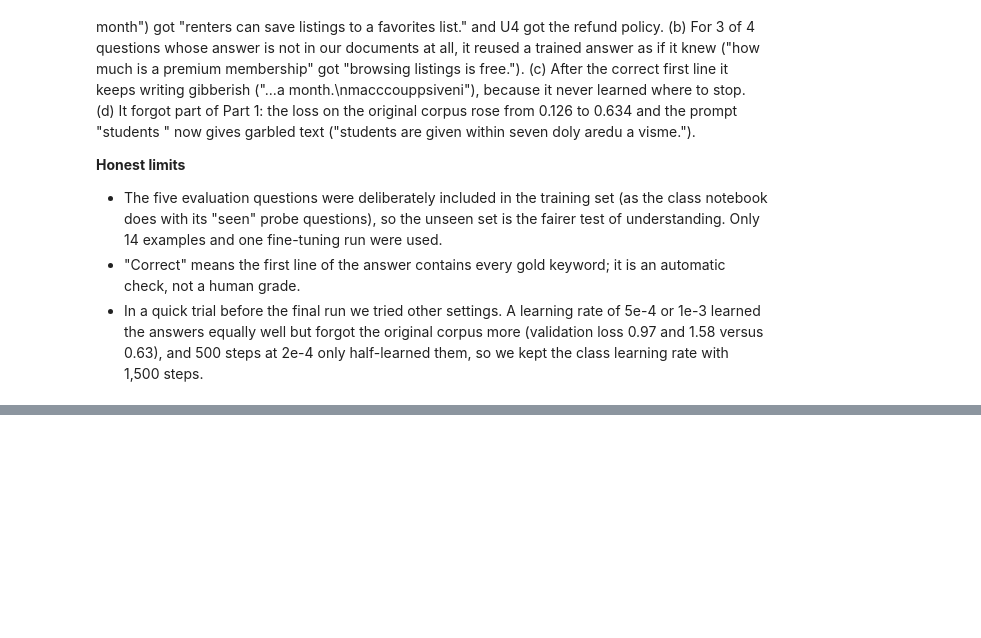
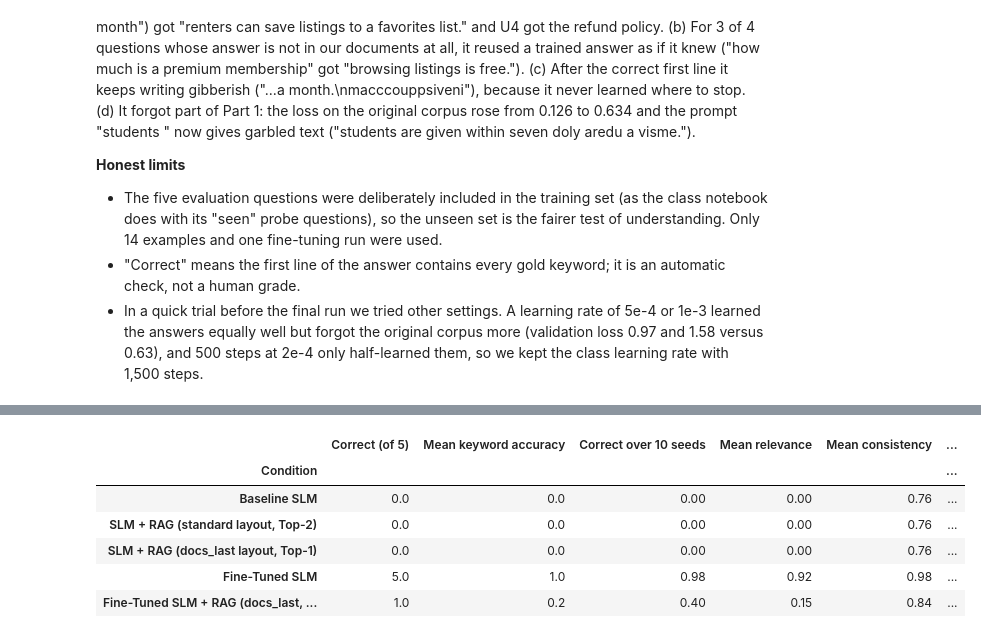
Before and after one commit to SurutheJ/2_Unleased, a Jupyter notebook: llm-test/a7-finetune/a7_finetune_slm.ipynb, the cells around one changed output, grey strips where cells are left out. Saved outputs shown, nothing was run; the diff lists cells and outputs as text; code cells hidden in the pictures; blank space fills up the shorter version.

```diff
--- a/llm-test/a7-finetune/a7_finetune_slm.ipynb
+++ b/llm-test/a7-finetune/a7_finetune_slm.ipynb
@@ -599,0 +610,80 @@ Yes, in several ways we measured. (a) On unseen questions it was confidently wro
+# %%
+kb = pd.read_csv("../a7-rag/knowledge_base.csv")
+qdf = pd.read_csv("../a7-rag/questions.csv").set_index("qid")
+rag_std = pd.read_csv("../a7-rag/rag_results.csv")
+rag_adj = pd.read_csv("../a7-rag/rag_results_docs_last_layout.csv")
+
+STOP = set("the a an is are to of and in for if it do i what how when does get can be by on or that this with from at as each".split())
+def content(s): return {w for w in words(s) if w not in STOP}
+KB_WORDS = {w for t in kb.text for w in words(t)}
+KB_ONLY = KB_WORDS - CORPUS_WORDS          # words that exist only in our knowledge base, not in the SLM's training text
+TRAIN_WORDS = {w for q, a, _ in TRAIN for w in words(q + ' ' + a)}   # words the fine-tuning examples teach
+
+def gen(model, prompt, seed=SEED):
+    torch.manual_seed(seed)
+    return generate_text(model, prompt, max_new_tokens=MAX_NEW_TOKENS, temperature=GEN_TEMPERATURE)[len(prompt):]
+
+def rag_window(df, qid, k):
+    return df[(df.Question == qid) & (df["Top-K"] == k)].iloc[0]
+
+# Reproduce Part 2's recorded RAG answers from the 32-character window the SLM saw there
+for qid, q, kw in EVAL:
+    for df, k in ((rag_std, 2), (rag_adj, 1)):
+        row = rag_window(df, qid, k)
+        assert gen(slm, row["Window the SLM sees"]) == row["Generated Response"], f"could not reproduce Part 2 RAG answer for {qid}"
+print("All 10 RAG answers (5 questions x 2 layouts) reproduce Part 2's recorded answers exactly.")
+
+CONDITIONS = {   # name -> (model, function that builds the prompt for a question)
+    "Baseline SLM":                              (slm, lambda qid, q: f"ask. {q}\nreply. "),
+    "SLM + RAG (standard layout, Top-2)":        (slm, lambda qid, q: rag_window(rag_std, qid, 2)["Window the SLM sees"]),
+    "SLM + RAG (docs_last layout, Top-1)":       (slm, lambda qid, q: rag_window(rag_adj, qid, 1)["Window the SLM sees"]),
+    "Fine-Tuned SLM":                            (ft,  lambda qid, q: f"ask. {q}\nreply. "),
+    "Fine-Tuned SLM + RAG (docs_last, Top-1)":   (ft,  lambda qid, q: rag_window(rag_adj, qid, 1)["Window the SLM sees"]),
+}
+
+def label_answer(line, q, kw):
+    w = set(words(line))
+    if set(kw) <= w: return "correct"
+    if w - (KB_WORDS | CORPUS_WORDS | TRAIN_WORDS | set(words(q))): return "garbled"
+    if w & KB_ONLY: return "wrong knowledge-base fact"
+    return "unrelated corpus sentence"
+
+rows = []
+for cond, (model, make_prompt) in CONDITIONS.items():
+    for qid, q, kw in EVAL:
+        prompt = make_prompt(qid, q)
+        line = first_line(gen(model, prompt))
+        samples = [first_line(gen(model, prompt, seed=s)) for s in SEEDS]
+        top_count = max(samples.count(x) for x in set(samples))
+        gold = qdf.loc[qid, "gold_answer"]
+        rel_pool = content(q) | content(gold)
+        rows.append({"Condition": cond, "Question": qid, "Answer (first line)": line,
+                     "Label": label_answer(line, q, kw),
+                     "Keyword accuracy": round(sum(k in set(words(line)) for k in kw) / len(kw), 2),
+                     "Relevance": round(len(content(line) & rel_pool) / max(1, len(content(line))), 2),
+                     "Correct over 10 seeds": sum(set(kw) <= set(words(s)) for s in samples) / len(SEEDS),
+                     "Consistency over 10 seeds": top_count / len(SEEDS)})
+detail = pd.DataFrame(rows)
+detail.to_csv("comparison_detail.csv", index=False)
+
+# Per-question table (the table the assignment asks for)
+def cell(r): return f'"{r["Answer (first line)"]}" [{r["Label"]}]'
+wide = detail.assign(cell=detail.apply(cell, axis=1)).pivot(index="Question", columns="Condition", values="cell")
+wide = wide[list(CONDITIONS)]
+wide.to_csv("comparison_table.csv")
+
+# Summary per condition
+summary = detail.groupby("Condition", sort=False).apply(lambda g: pd.Series({
+    "Correct (of 5)": int((g.Label == "correct").sum()),
+    "Mean keyword accuracy": round(g["Keyword accuracy"].mean(), 2),
+    "Correct over 10 seeds": round(g["Correct over 10 seeds"].mean(), 2),
+    "Mean relevance": round(g["Relevance"].mean(), 2),
+    "Mean consistency": round(g["Consistency over 10 seeds"].mean(), 2),
+    "Wrong KB fact": int((g.Label == "wrong knowledge-base fact").sum()),
+    "Unrelated corpus sentence": int((g.Label == "unrelated corpus sentence").sum()),
+    "Garbled": int((g.Label == "garbled").sum())}), include_groups=False)
+summary.to_csv("comparison_metrics.csv")
+print("Weights: baseline/RAG model unchanged =", fingerprint(slm) == FP_ORIGINAL, "| fine-tuned model differs =", fingerprint(ft) != FP_ORIGINAL)
+print("Conditions A and B use the checkpoint with fingerprint", FP_ORIGINAL[:12], "...; condition C starts from that same checkpoint.")
+summary
+# %% [output]
@@ -599,0 +693,7 @@ Yes, in several ways we measured. (a) On unseen questions it was confidently wro
+|  | Correct (of 5) | Mean keyword accuracy | Correct over 10 seeds | Mean relevance | Mean consistency | ... |
+| Condition |  |  |  |  |  | ... |
+| Baseline SLM | 0.0 | 0.0 | 0.00 | 0.00 | 0.76 | ... |
+| SLM + RAG (standard layout, Top-2) | 0.0 | 0.0 | 0.00 | 0.00 | 0.76 | ... |
+| SLM + RAG (docs_last layout, Top-1) | 0.0 | 0.0 | 0.00 | 0.00 | 0.76 | ... |
+| Fine-Tuned SLM | 5.0 | 1.0 | 0.98 | 0.92 | 0.98 | ... |
+| Fine-Tuned SLM + RAG (docs_last, ... | 1.0 | 0.2 | 0.40 | 0.15 | 0.84 | ... |
```
Also changed, not shown: parts of 8 cells of this notebook, 4 other files.
